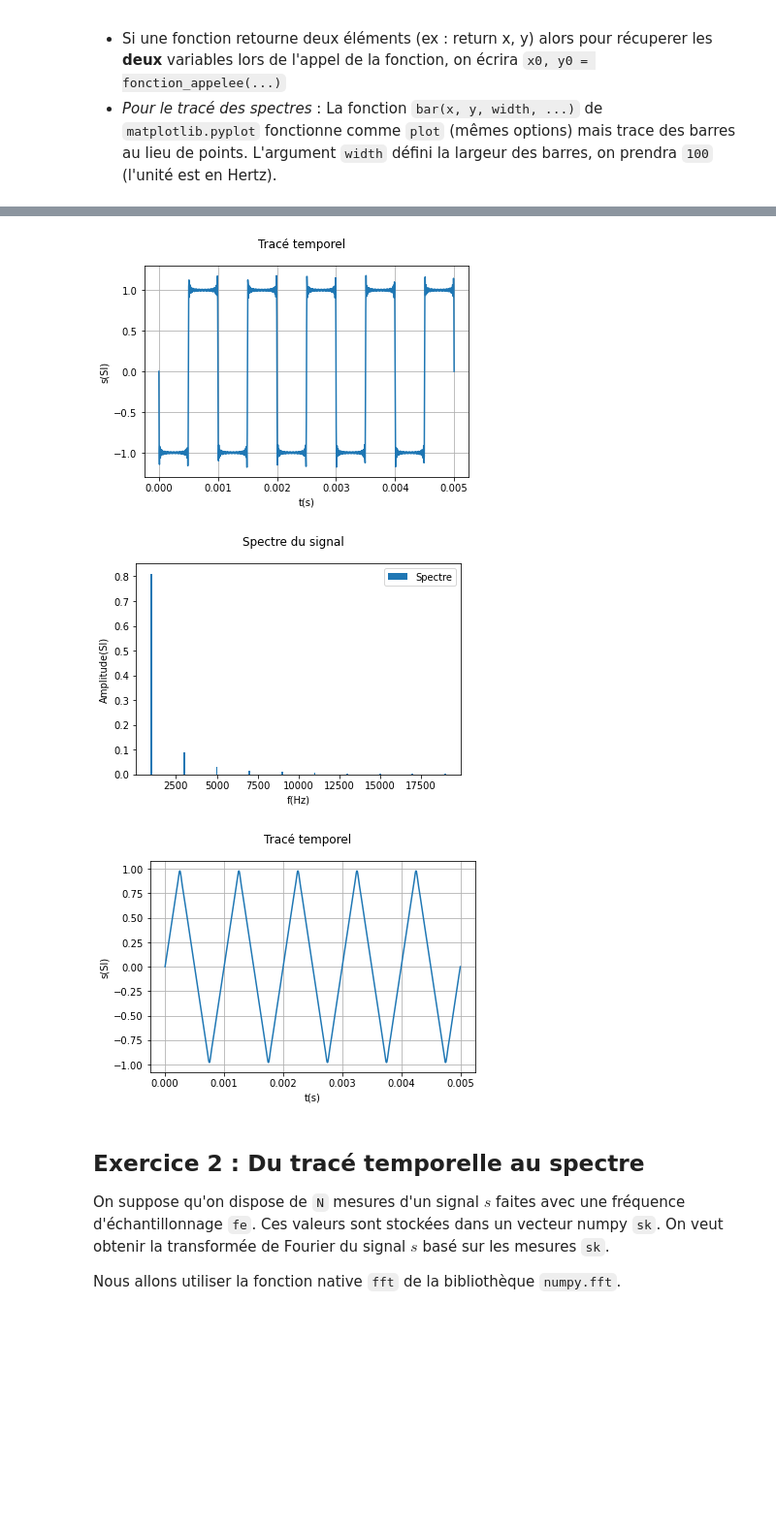
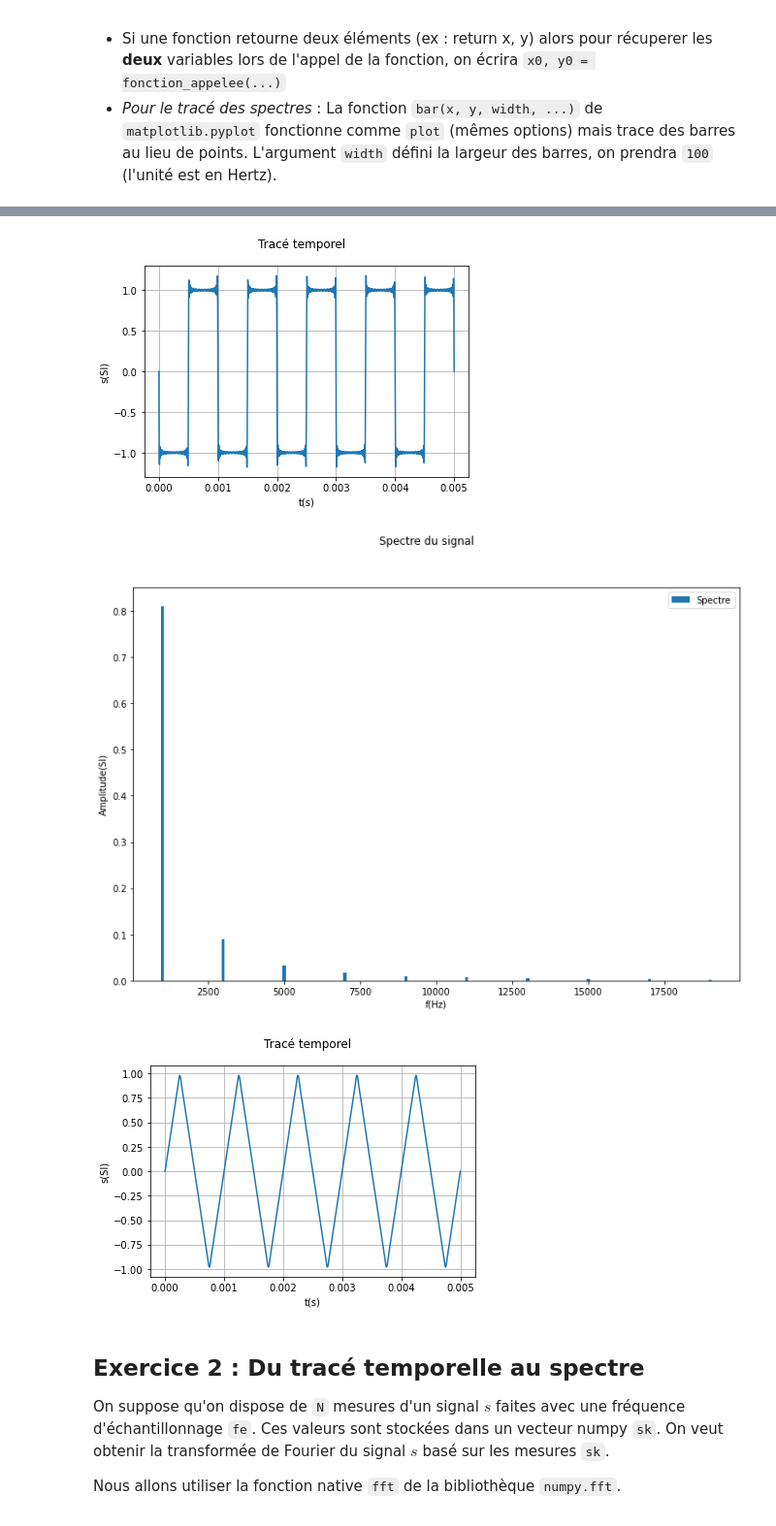
Before and after one commit to pcsi3physiquestan/capacites_numeriques_correction_sources, a Jupyter notebook: signal_fourier_correction.ipynb, the cells around one changed output, grey strips where cells are left out. Shown: that part at 97% size. Saved outputs shown, nothing was run; the diff lists cells and outputs as text; code cells hidden in the pictures; blank space fills up the shorter version.

```diff
--- a/signal_fourier_correction.ipynb
+++ b/signal_fourier_correction.ipynb
@@ -96,7 +96,7 @@ def evalue_temp(fs, amps, phis, t1, t2, N):
 
 
 def trace_spec(fs, amps, phis):
-    f, ax = plt.subplots()  # Création de la figure
+    f, ax = plt.subplots(figsize = (12, 8))  # Création de la figure
     f.suptitle("Spectre du signal")  # Titre
     ax.set_xlabel("f(Hz)")  # Légende des x
     ax.set_ylabel("Amplitude(SI)")  # Légende des y
@@ -151,5 +151,5 @@ plt.show()
 [figure]
-[figure, old version]
+[figure, new version]
 [figure]
 # %% [markdown]
 ## Exercice 2 : Du tracé temporelle au spectre
```
Also changed, not shown: parts of 4 cells of this notebook, 13 other files.
